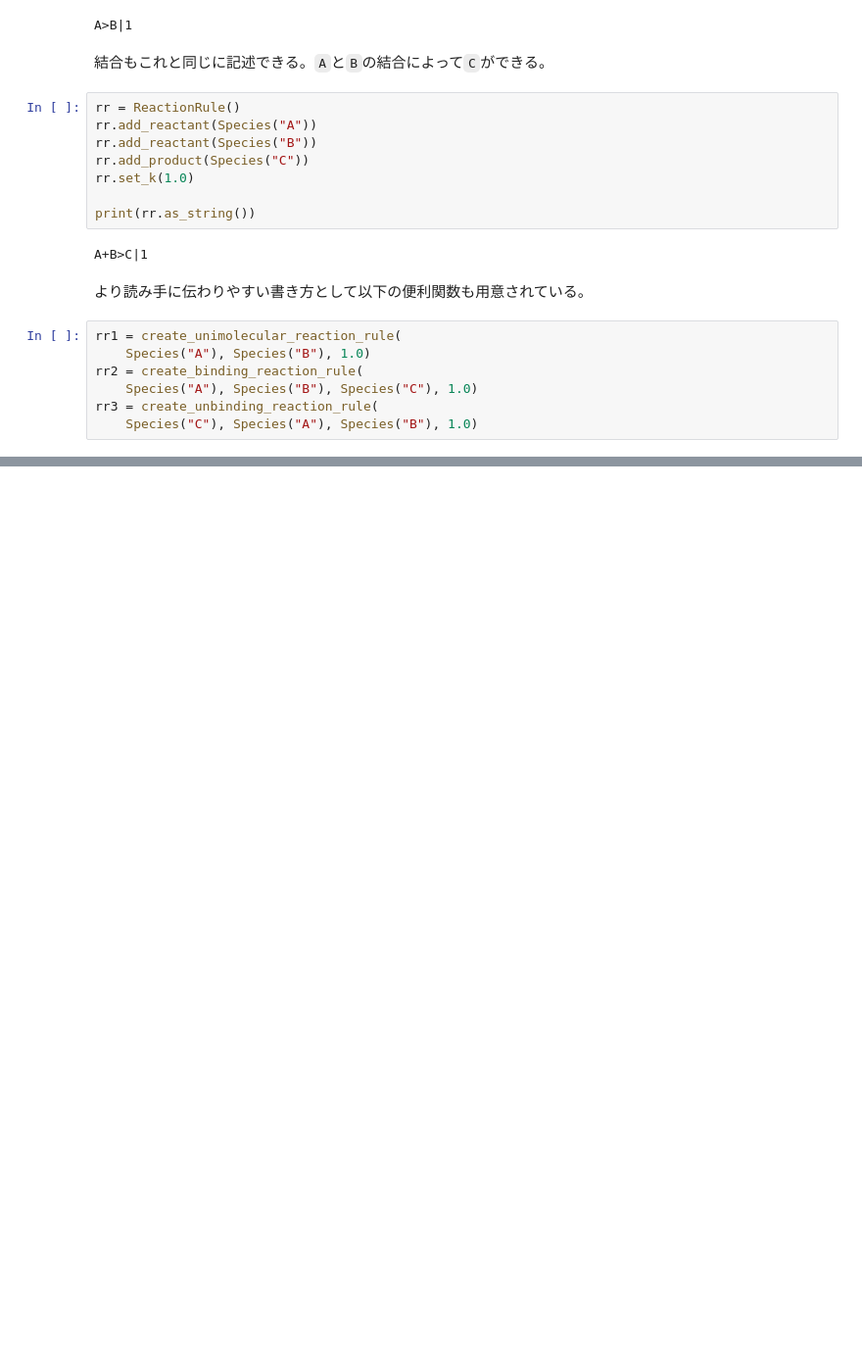
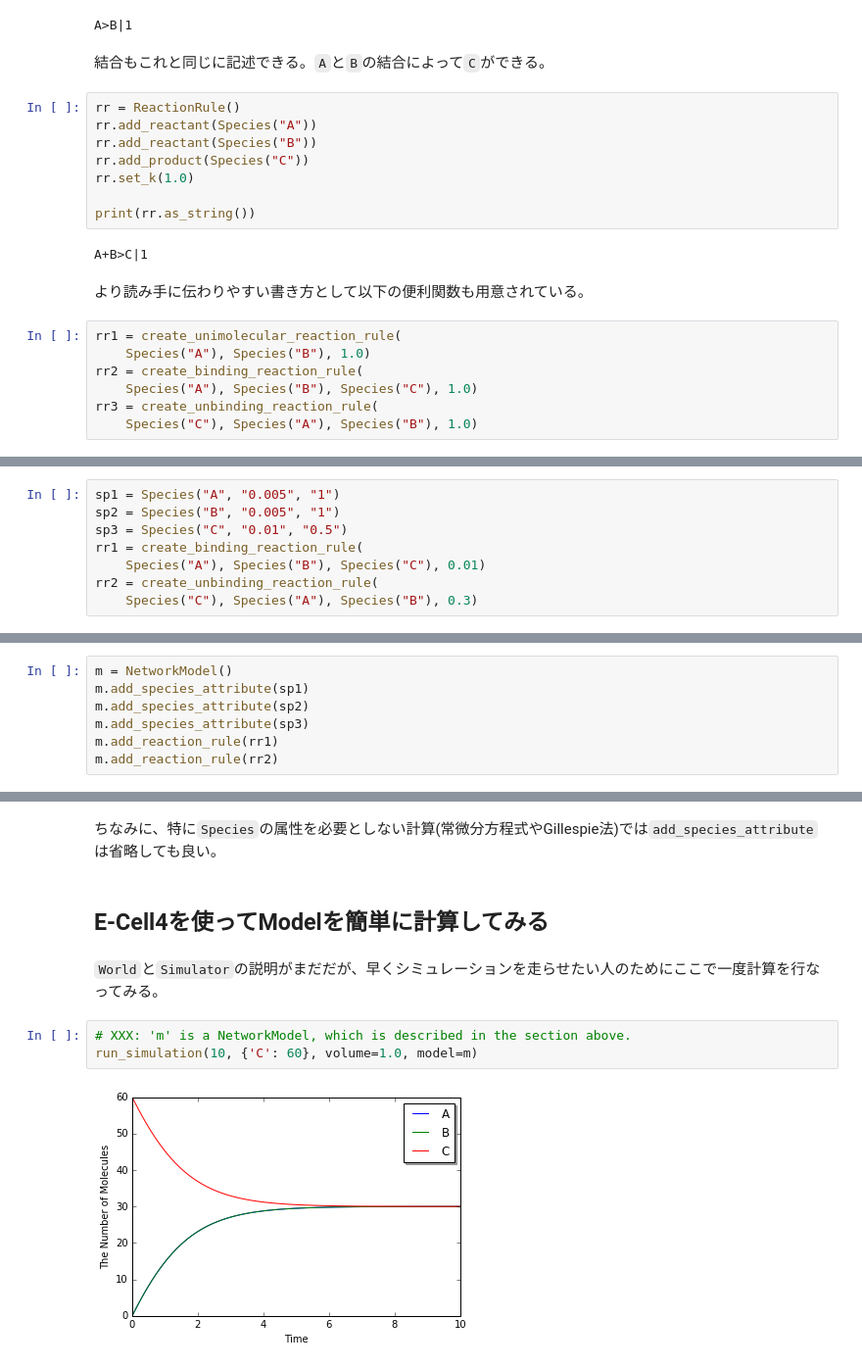
Before and after one commit to kozo2/ecell4-lectures, a Jupyter notebook: lecture3.ipynb, the cells around one changed output, grey strips where cells are left out. Shown at 98% size. Saved outputs shown, nothing was run; the diff lists cells and outputs as text; blank space fills up the shorter version.

```diff
--- a/lecture3.ipynb
+++ b/lecture3.ipynb
@@ -111,0 +118,8 @@ rr3 = create_unbinding_reaction_rule(
+# %%
+sp1 = Species("A", "0.005", "1")
+sp2 = Species("B", "0.005", "1")
+sp3 = Species("C", "0.01", "0.5")
+rr1 = create_binding_reaction_rule(
+    Species("A"), Species("B"), Species("C"), 0.01)
+rr2 = create_unbinding_reaction_rule(
+    Species("C"), Species("A"), Species("B"), 0.3)
@@ -111,0 +130,7 @@ rr3 = create_unbinding_reaction_rule(
+# %%
+m = NetworkModel()
+m.add_species_attribute(sp1)
+m.add_species_attribute(sp2)
+m.add_species_attribute(sp3)
+m.add_reaction_rule(rr1)
+m.add_reaction_rule(rr2)
@@ -111,0 +147,11 @@ rr3 = create_unbinding_reaction_rule(
+# %% [markdown]
+ちなみに、特に`Species`の属性を必要としない計算(常微分方程式やGillespie法)では`add_species_attribute`は省略しても良い。
+# %% [markdown]
+## E-Cell4を使ってModelを簡単に計算してみる
+# %% [markdown]
+`World`と`Simulator`の説明がまだだが、早くシミュレーションを走らせたい人のためにここで一度計算を行なってみる。
+# %%
+# XXX: 'm' is a NetworkModel, which is described in the section above.
+run_simulation(10, {'C': 60}, volume=1.0, model=m)
+# %% [output]
+[figure, added]
```
Also changed, not shown: parts of 58 cells of this notebook.
